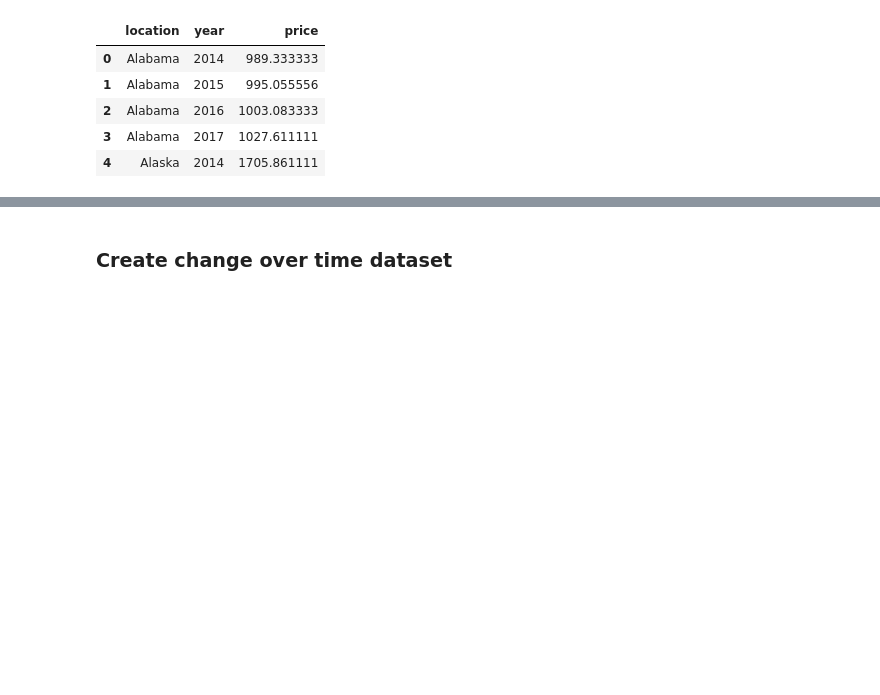
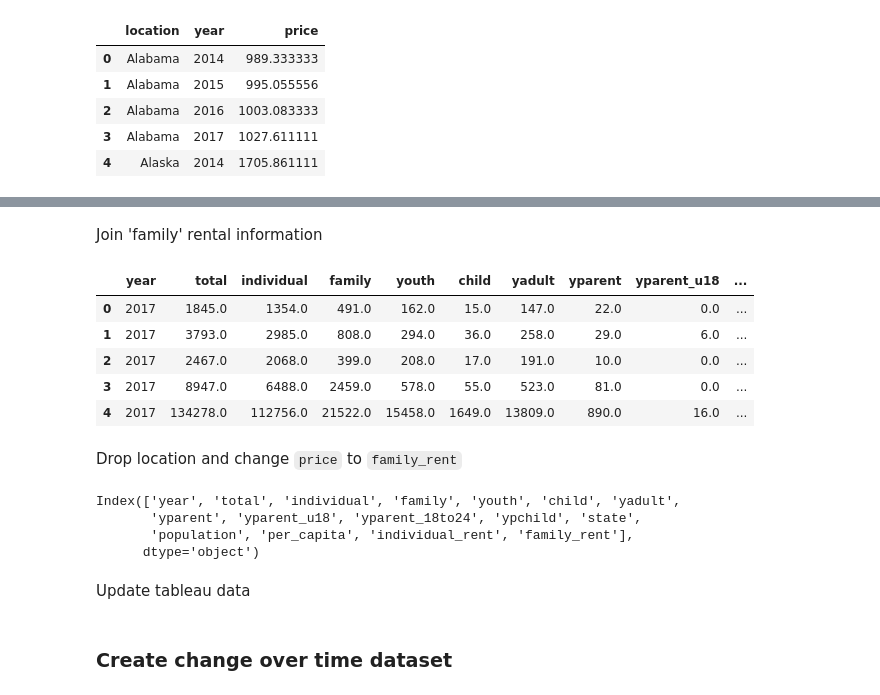
Before and after one commit to rebeccaebarnes/Homelessness, a Jupyter notebook: rental-working.ipynb, the cells around one changed output, grey strips where cells are left out. Saved outputs shown, nothing was run; the diff lists cells and outputs as text; code cells hidden in the pictures; blank space fills up the shorter version.

```diff
--- a/rental-working.ipynb
+++ b/rental-working.ipynb
@@ -213,0 +260,25 @@ family.to_csv('family-rent-prices.csv', index=False)
+# %% [markdown]
+Join 'family' rental information
+# %%
+df = pd.merge(left=df, right=family, how='left', left_on=['state', 'year'], right_on=['location', 'year'])
+df.head()
+# %% [output]
+|  | year | total | individual | family | youth | child | yadult | yparent | yparent_u18 | ... |
+| 0 | 2017 | 1845.0 | 1354.0 | 491.0 | 162.0 | 15.0 | 147.0 | 22.0 | 0.0 | ... |
+| 1 | 2017 | 3793.0 | 2985.0 | 808.0 | 294.0 | 36.0 | 258.0 | 29.0 | 6.0 | ... |
+| 2 | 2017 | 2467.0 | 2068.0 | 399.0 | 208.0 | 17.0 | 191.0 | 10.0 | 0.0 | ... |
+| 3 | 2017 | 8947.0 | 6488.0 | 2459.0 | 578.0 | 55.0 | 523.0 | 81.0 | 0.0 | ... |
+| 4 | 2017 | 134278.0 | 112756.0 | 21522.0 | 15458.0 | 1649.0 | 13809.0 | 890.0 | 16.0 | ... |
+# %% [markdown]
+Drop location and change `price` to `family_rent`
+# %%
+df.drop('location', axis=1, inplace=True)
+df.rename(columns={'price': 'family_rent'}, inplace=True)
+df.columns
+# %% [output]
+Index(['year', 'total', 'individual', 'family', 'youth', 'child', 'yadult',
+       'yparent', 'yparent_u18', 'yparent_18to24', 'ypchild', 'state',
+       'population', 'per_capita', 'individual_rent', 'family_rent'],
+      dtype='object')
+# %% [markdown]
+Update tableau data
```
Also changed, not shown: parts of 12 cells of this notebook.
